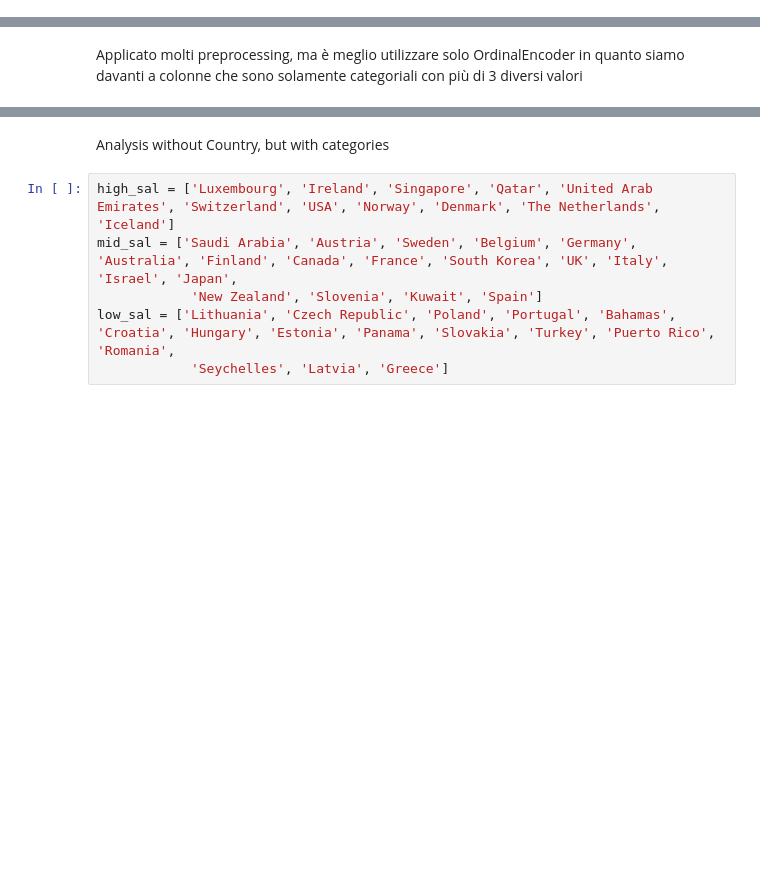
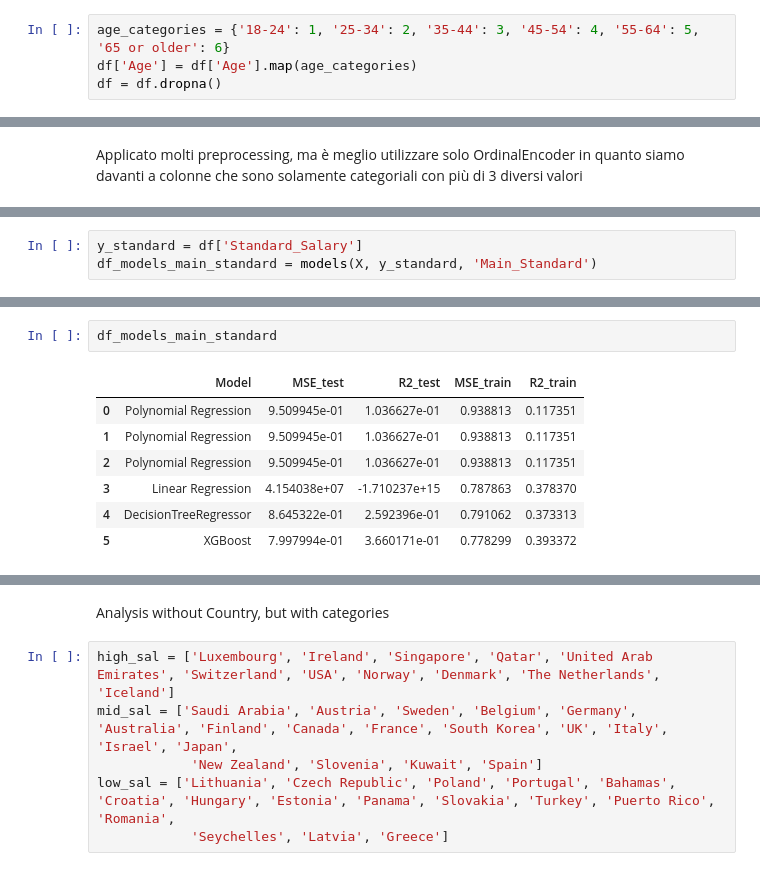
Before and after one commit to RVJIM/Machine-Learning_Salary, a Jupyter notebook: main.ipynb, the cells around one changed output, grey strips where cells are left out. Saved outputs shown, nothing was run; the diff lists cells and outputs as text; blank space fills up the shorter version.

```diff
--- a/main.ipynb
+++ b/main.ipynb
@@ -175,0 +239,4 @@ df['Job Title'] = np.where(df['Job Title'].isin(total_values_job[total_values_jo
+# %%
+age_categories = {'18-24': 1, '25-34': 2, '35-44': 3, '45-54': 4, '55-64': 5, '65 or older': 6}
+df['Age'] = df['Age'].map(age_categories)
+df = df.dropna()
@@ -454,0 +563,3 @@ df_models_val_main
+# %%
+y_standard = df['Standard_Salary']
+df_models_main_standard = models(X, y_standard, 'Main_Standard')
@@ -454,0 +584,10 @@ df_models_val_main
+# %%
+df_models_main_standard
+# %% [output]
+|  | Model | MSE_test | R2_test | MSE_train | R2_train |
+| 0 | Polynomial Regression | 9.509945e-01 | 1.036627e-01 | 0.938813 | 0.117351 |
+| 1 | Polynomial Regression | 9.509945e-01 | 1.036627e-01 | 0.938813 | 0.117351 |
+| 2 | Polynomial Regression | 9.509945e-01 | 1.036627e-01 | 0.938813 | 0.117351 |
+| 3 | Linear Regression | 4.154038e+07 | -1.710237e+15 | 0.787863 | 0.378370 |
+| 4 | DecisionTreeRegressor | 8.645322e-01 | 2.592396e-01 | 0.791062 | 0.373313 |
+| 5 | XGBoost | 7.997994e-01 | 3.660171e-01 | 0.778299 | 0.393372 |
```
Also changed, not shown: parts of 44 cells of this notebook, 45 other files.
